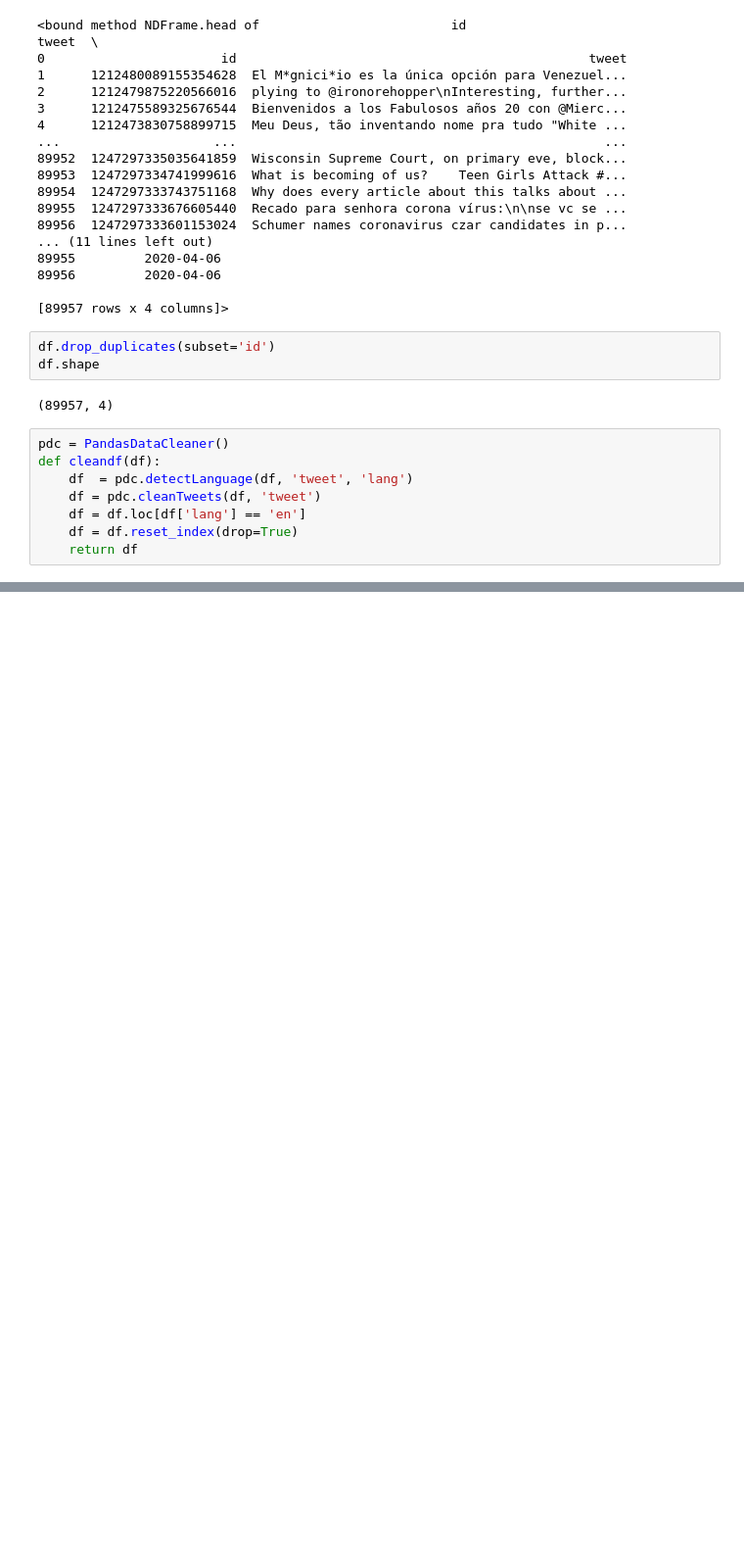
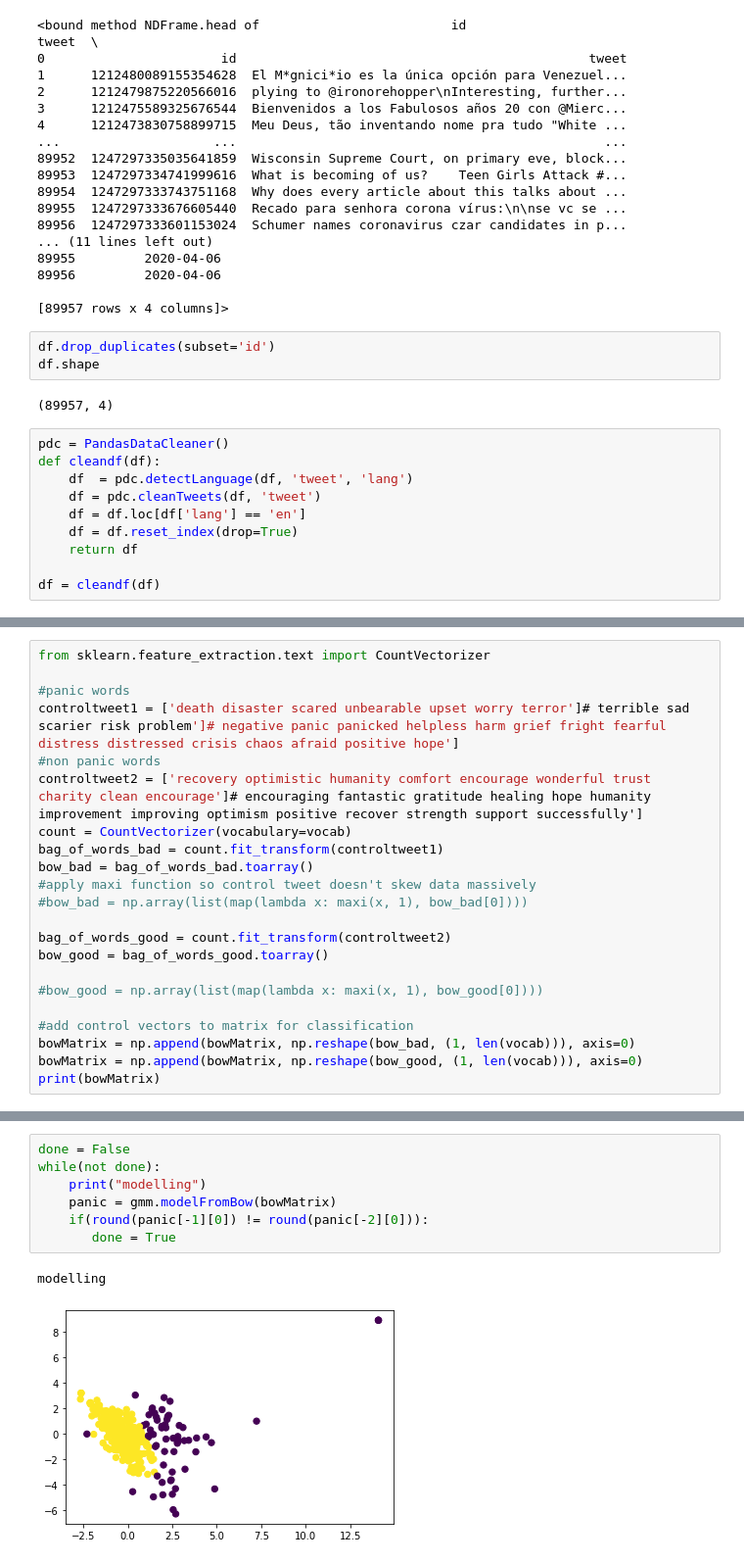
Before and after one commit to wray27/Coronavirus-Sentiment, a Jupyter notebook: notebooks/panicOverTime.ipynb, the cells around one changed output, grey strips where cells are left out. Shown: that part at 98% size. Cells and saved outputs as stored; diff of their text form; blank space fills up the shorter version.

```diff
--- a/notebooks/panicOverTime.ipynb
+++ b/notebooks/panicOverTime.ipynb
@@ -53,3 +53,5 @@ def cleandf(df):
     df = df.loc[df['lang'] == 'en']
     df = df.reset_index(drop=True)
     return df
+
+df = cleandf(df)
@@ -101,0 +270,22 @@ panic = gmm.modelFromBow(bowMatrix)
+# %%
+from sklearn.feature_extraction.text import CountVectorizer
+
+#panic words
+controltweet1 = ['death disaster scared unbearable upset worry terror']# terrible sad scarier risk problem']# negative panic panicked helpless harm grief fright fearful distress distressed crisis chaos afraid positive hope']
+#non panic words
+controltweet2 = ['recovery optimistic humanity comfort encourage wonderful trust charity clean encourage']# encouraging fantastic gratitude healing hope humanity improvement improving optimism positive recover strength support successfully']
+count = CountVectorizer(vocabulary=vocab)
+bag_of_words_bad = count.fit_transform(controltweet1)
+bow_bad = bag_of_words_bad.toarray()
+#apply maxi function so control tweet doesn't skew data massively
+#bow_bad = np.array(list(map(lambda x: maxi(x, 1), bow_bad[0])))
+
+bag_of_words_good = count.fit_transform(controltweet2)
+bow_good = bag_of_words_good.toarray()
+
+#bow_good = np.array(list(map(lambda x: maxi(x, 1), bow_good[0])))
+
+#add control vectors to matrix for classification
+bowMatrix = np.append(bowMatrix, np.reshape(bow_bad, (1, len(vocab))), axis=0)
+bowMatrix = np.append(bowMatrix, np.reshape(bow_good, (1, len(vocab))), axis=0)
+print(bowMatrix)
@@ -102 +300,11 @@ panic = gmm.modelFromBow(bowMatrix)
+# %%
+done = False
+while(not done):
+    print("modelling")
+    panic = gmm.modelFromBow(bowMatrix)
+    if(round(panic[-1][0]) != round(panic[-2][0])):
+       done = True
+# %% [output]
+modelling
+[figure, added]
 # %%
```
Also changed, not shown: parts of 13 cells of this notebook, 2 other files.
